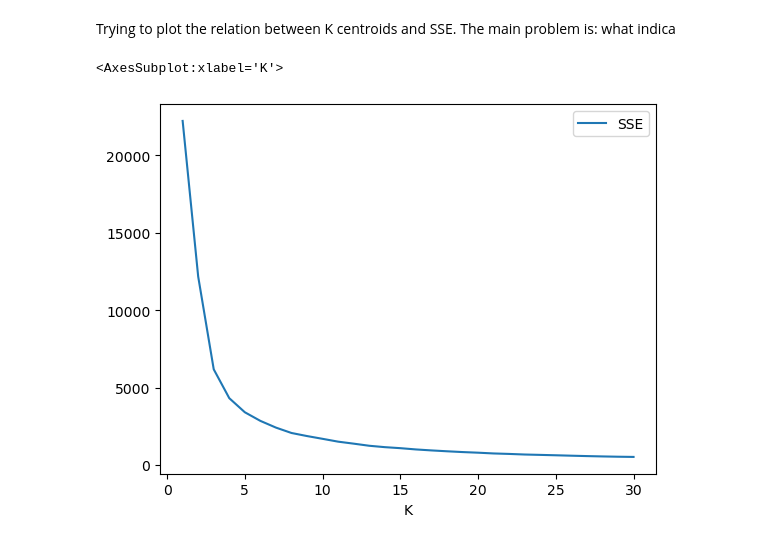
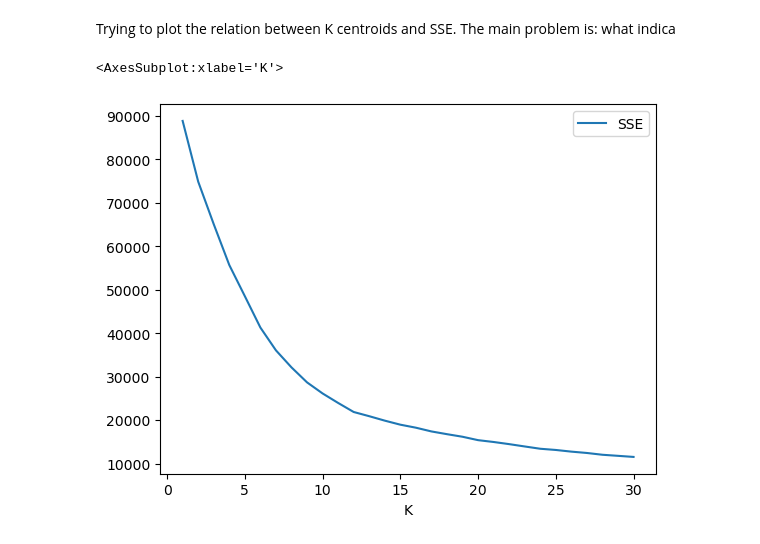
Before and after one commit to The-seven-dwarfs/DataMining-Group7, a Jupyter notebook: 2.1-K_means_clustering.ipynb, the cells around one changed output. Drawn from its saved outputs; the diff is of its cells as text; code cells hidden in the pictures.

Commit message:
Clustering with attributes below 0.7 spearman

```diff
--- a/2.1-K_means_clustering.ipynb
+++ b/2.1-K_means_clustering.ipynb
@@ -10,17 +10,10 @@ from itertools import combinations
 # %%
 users_df = pd.read_csv("dataset/users_df_dataset_cleaned_with_indicators.csv")
 
-columns_not_needed_20 = ['user_id', 'account_age_in_days', 'bot', 'created_at', 'name', 'lang',
-                        'avg_tweets_per_actual_day', 'avt_favorite_count', 'total_replies',
-                        'tweet_num_replies_ratio', 'max_number_of_tweet_in_a_day', 'total_likes',
-                        'total_retweet_count', 'tweet_num_likes_ratio', 'number_of_tweets',
-                        'avg_text_length', 'statuses_count', 'day_with_most_tweets', 'avg_mentions',
-                        'entropy_for_day', 'entropy_for_hour', 'avt_reply_count', 'account_discussion_creation_ratio',
-                        'account_average_tweets_per_day', 'avg_special_char_in_text']
 columns_not_needed_30 = ['user_id', 'account_age_in_days', 'bot', 'created_at', 'name', 'lang',
                         'avg_tweets_per_actual_day', 'avt_favorite_count', 'total_replies',
-                        'tweet_num_replies_ratio', 'max_number_of_tweet_in_a_day', 'total_likes',
-                        'total_retweet_count', 'tweet_num_likes_ratio', 'number_of_tweets',
+                        'tweet_num_replies_ratio', 'max_number_of_tweet_in_a_day', 'total_likes', 'entropy_for_hour',
+                        'total_retweet_count', 'tweet_num_likes_ratio', 'number_of_tweets', 'account_average_tweets_per_day',
                         'avg_text_length', 'statuses_count', 'day_with_most_tweets', 'avg_mentions',
                         'entropy_for_day', 'entropy_per_hour', 'avt_reply_count', 'account_discussion_creation_ratio']
 columns_not_needed_50 = ['user_id', 'account_age_in_days', 'bot', 'created_at', 'name', 'lang',
@@ -28,19 +21,19 @@ columns_not_needed_50 = ['user_id', 'account_age_in_days', 'bot', 'created_at',
                         'tweet_num_replies_ratio', 'max_number_of_tweet_in_a_day', 'total_likes',
                         'total_retweet_count', 'tweet_num_likes_ratio', 'number_of_tweets',
                         'avg_text_length', 'statuses_count', 'day_with_most_tweets', 'avg_mentions',
-                        'entropy_for_day', 'entropy_for_hour']
+                        'entropy_for_day', 'entropy_for_hour', 'account_average_tweets_per_day']
 columns_not_needed_70 = ['user_id', 'account_age_in_days', 'bot', 'created_at', 'name', 'lang',
-                        'avg_tweets_per_actual_day', 'avt_favorite_count', 'total_replies',
+                        'account_average_tweets_per_day', 'avt_favorite_count', 'total_replies',
                         'tweet_num_replies_ratio', 'max_number_of_tweet_in_a_day', 'total_likes',
                         'total_retweet_count', 'tweet_num_likes_ratio', 'number_of_tweets',
-                        'avg_text_length', 'statuses_count', 'day_with_most_tweets']
+                        'avg_text_length', 'statuses_count', 'day_with_most_tweets', 'entropy_for_day',
+                        'entropy_for_hour']
 
-users_df_20 = users_df[users_df.columns.difference(columns_not_needed_20)]
 users_df_30 = users_df[users_df.columns.difference(columns_not_needed_30)]
 users_df_50 = users_df[users_df.columns.difference(columns_not_needed_50)]
 users_df_70 = users_df[users_df.columns.difference(columns_not_needed_70)]
 
-users_df_20.info()
+users_df_30.info()
 # %% [output]
 <class 'pandas.core.frame.DataFrame'>
 RangeIndex: 11109 entries, 0 to 11108
@@ -56,11 +51,11 @@ memory usage: 173.7 KB
 # %%
 all_possible_combinations = list(combinations(users_df_70.columns, 2))
 combination = ['entropy_for_minute', 'avg_hashtags']
-subset_df = users_df_20
+subset_df = users_df_70
 scaler = StandardScaler()
 scaler.fit(subset_df.values)
 transform_result = scaler.fit_transform(subset_df.values)
 # %%
-kmeans = KMeans(n_clusters=6, n_init=10, max_iter=150)
+kmeans = KMeans(n_clusters=3, n_init=10, max_iter=100)
 kmeans.fit(transform_result)
 # %% [output]
@@ -106,13 +102,13 @@ Trying to plot the relation between K centroids and SSE. The main problem is: wh
 # %%
 results = []
 for k in range(1,31):
-    kmeans = KMeans(n_clusters=k, n_init=10, max_iter=150)
+    kmeans = KMeans(n_clusters=k, n_init=10, max_iter=100)
     kmeans.fit(transform_result)
     SSE = kmeans.inertia_
     results.append([k, SSE])
 
 results_df = pd.DataFrame(results, columns=["K", "SSE"])
 results_df.plot(x="K", y="SSE")
 # %% [output]
 <AxesSubplot:xlabel='K'>
-[figure, old version]
+[figure, new version]
```
Also changed, not shown: parts of 6 cells of this notebook, 1 other file.
